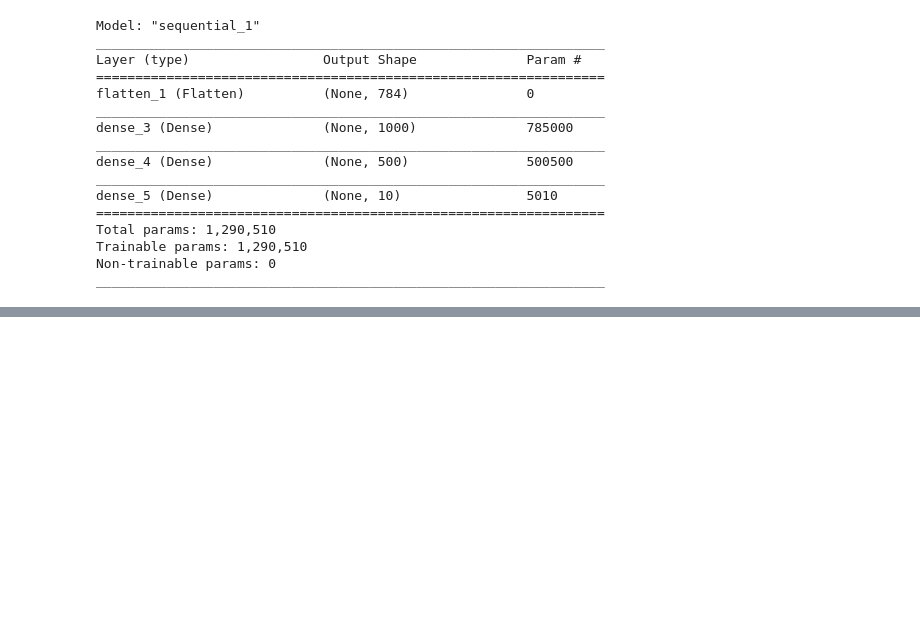
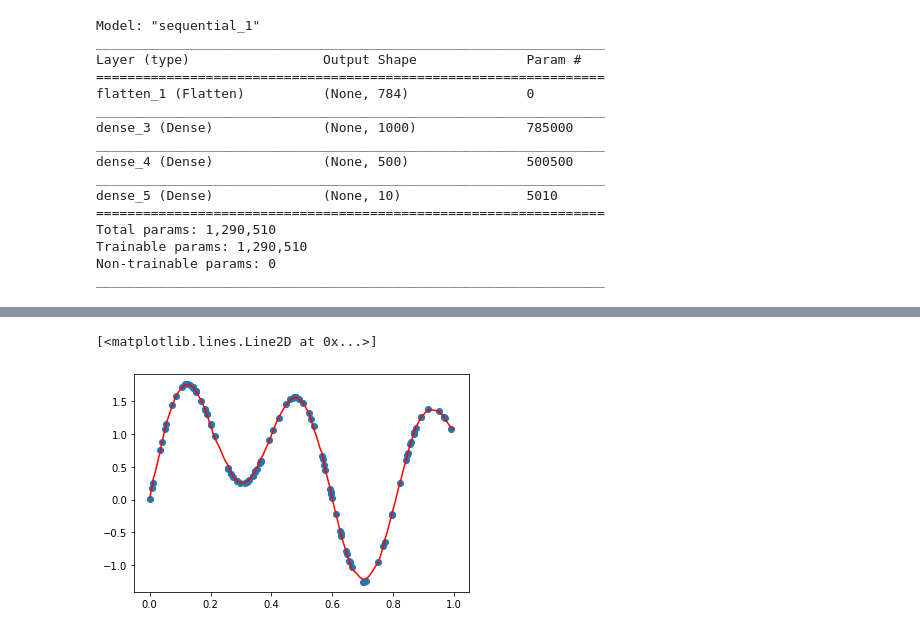
Before and after one commit to trokas/ai_primer, a Jupyter notebook: DNN.ipynb, the cells around one changed output, grey strips where cells are left out. Saved outputs shown, nothing was run; the diff lists cells and outputs as text; code cells hidden in the pictures; blank space fills up the shorter version.

```diff
--- a/DNN.ipynb
+++ b/DNN.ipynb
@@ -551,0 +550,17 @@ plt.scatter(x, y)
+# %%
+A = 2
+
+diff = x[1:] - x[:-1]
+
+weights = np.append(-2 * A / diff, -2 * A / diff[-1])
+bias = np.append((x[1:] + x[:-1]) / diff * A, (3 * x[-1] + x[-2]) / diff[-1] * A)
+comb_weights = np.append(y[:-1] - y[1:], y[-1])
+
+x_ref = np.linspace(0, 1, 1000)[:, np.newaxis]
+y_interp = sigmoid(weights * x_ref + bias).dot(comb_weights)
+
+plt.scatter(x, y)
+plt.plot(x_ref, y_interp, c='red')
+# %% [output]
+[<matplotlib.lines.Line2D at 0x...>]
+[figure, added]
```
Also changed, not shown: parts of 16 cells of this notebook.
